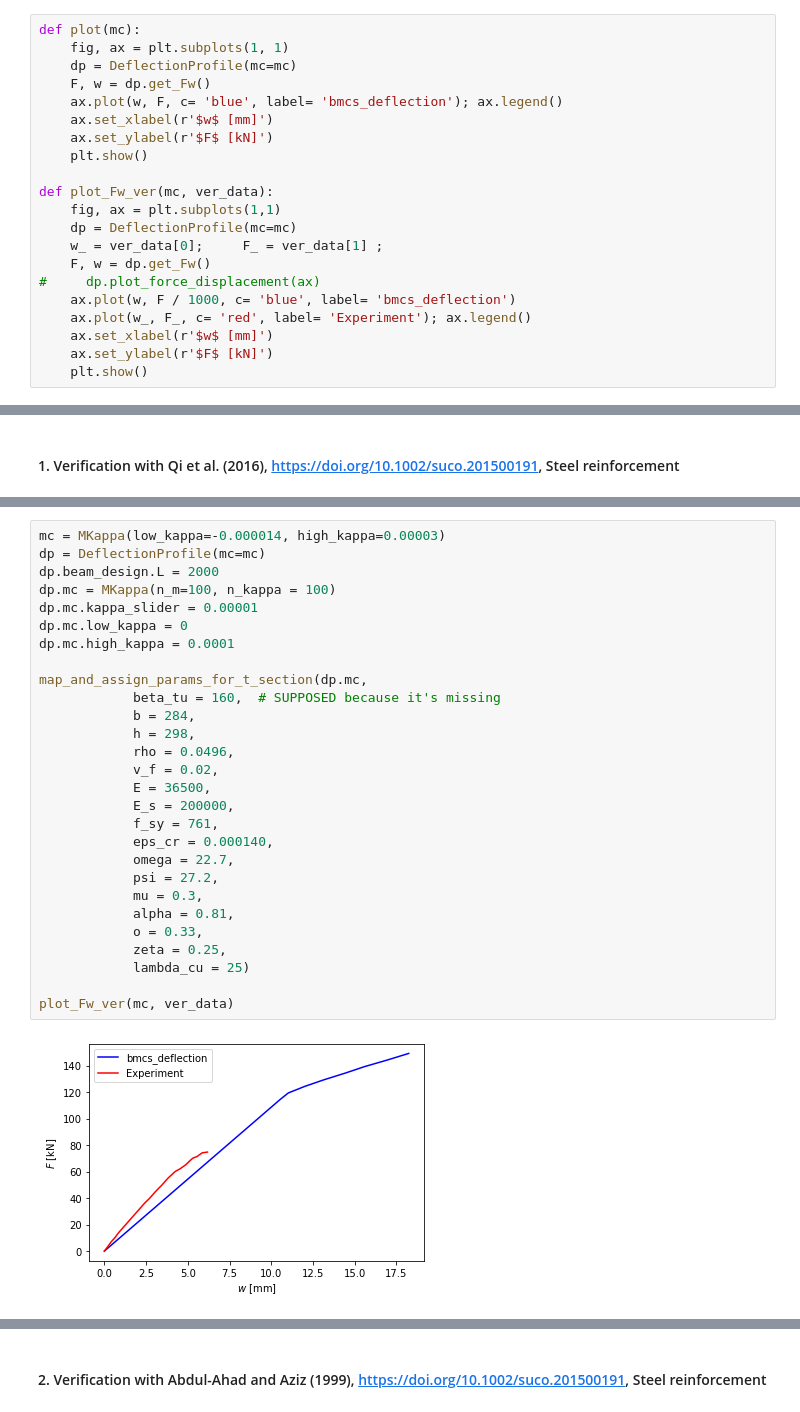
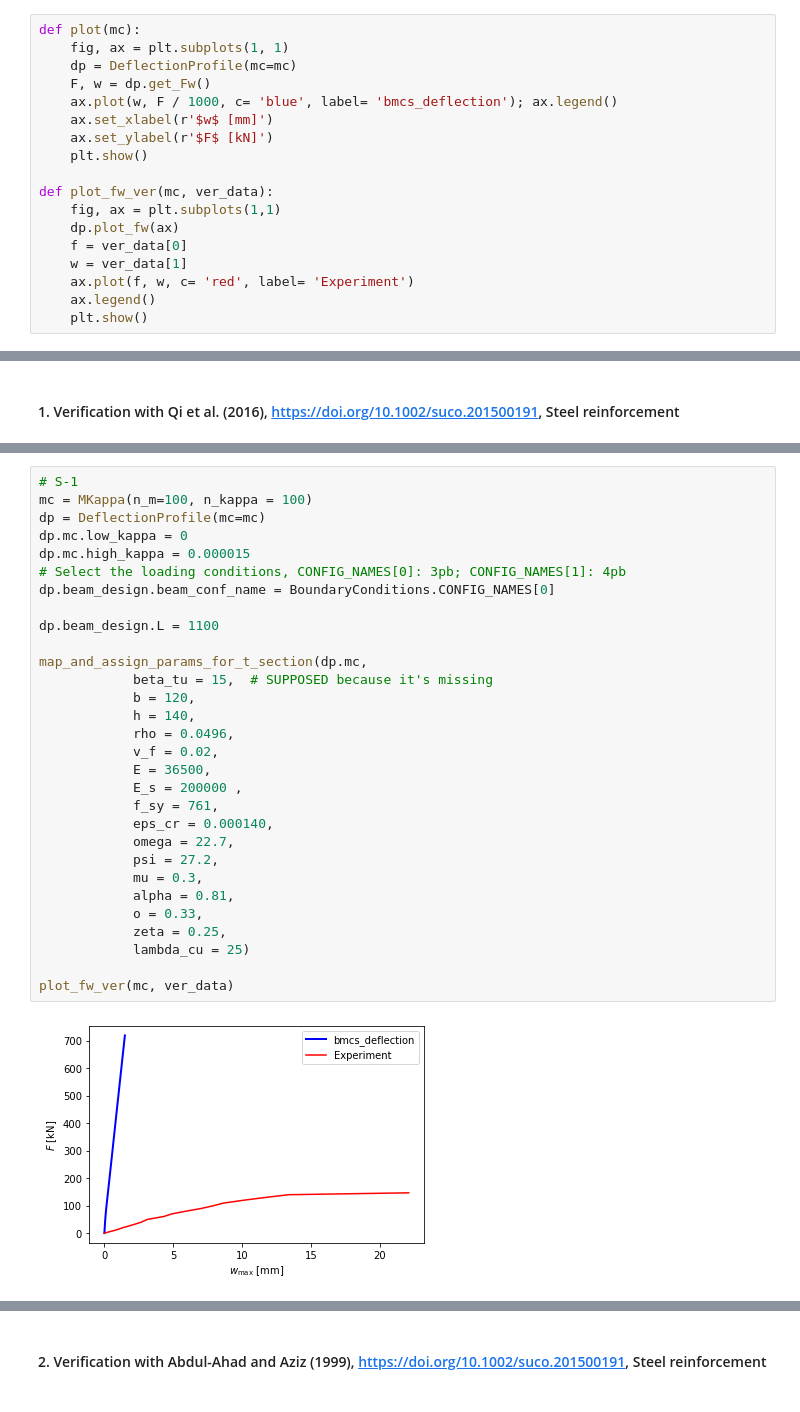
Before and after one commit to bmcs-group/bmcs_beam, a Jupyter notebook: notebooks/deflection_profile_verification.ipynb, the cells around one changed output, grey strips where cells are left out. Drawn from its saved outputs; the diff is of its cells as text.

```diff
--- a/notebooks/deflection_profile_verification.ipynb
+++ b/notebooks/deflection_profile_verification.ipynb
@@ -18,21 +20,18 @@ def plot(mc):
     fig, ax = plt.subplots(1, 1)
     dp = DeflectionProfile(mc=mc)
     F, w = dp.get_Fw()
-    ax.plot(w, F, c= 'blue', label= 'bmcs_deflection'); ax.legend()
+    ax.plot(w, F / 1000, c= 'blue', label= 'bmcs_deflection'); ax.legend()
     ax.set_xlabel(r'$w$ [mm]')
     ax.set_ylabel(r'$F$ [kN]')
     plt.show()
 
-def plot_Fw_ver(mc, ver_data):
+def plot_fw_ver(mc, ver_data):
     fig, ax = plt.subplots(1,1)
-    dp = DeflectionProfile(mc=mc)
-    w_ = ver_data[0];     F_ = ver_data[1] ;
-    F, w = dp.get_Fw()
-#     dp.plot_force_displacement(ax)
-    ax.plot(w, F / 1000, c= 'blue', label= 'bmcs_deflection')
-    ax.plot(w_, F_, c= 'red', label= 'Experiment'); ax.legend()
-    ax.set_xlabel(r'$w$ [mm]')
-    ax.set_ylabel(r'$F$ [kN]')
+    dp.plot_fw(ax)
+    f = ver_data[0]
+    w = ver_data[1]
+    ax.plot(f, w, c= 'red', label= 'Experiment')
+    ax.legend()
     plt.show()
 # %% [markdown]
 ## 1. Checking the model with its default parameters
@@ -199,30 +235,32 @@ plt.legend(); plt.xlabel(r'$w$ [mm]'); plt.ylabel(r'$F$ [kN]');
 # %%
-mc = MKappa(low_kappa=-0.000014, high_kappa=0.00003)
+# S-1
+mc = MKappa(n_m=100, n_kappa = 100)
 dp = DeflectionProfile(mc=mc)
-dp.beam_design.L = 2000
-dp.mc = MKappa(n_m=100, n_kappa = 100)
-dp.mc.kappa_slider = 0.00001
 dp.mc.low_kappa = 0
-dp.mc.high_kappa = 0.0001
+dp.mc.high_kappa = 0.000015
+# Select the loading conditions, CONFIG_NAMES[0]: 3pb; CONFIG_NAMES[1]: 4pb
+dp.beam_design.beam_conf_name = BoundaryConditions.CONFIG_NAMES[0]
+
+dp.beam_design.L = 1100
 
 map_and_assign_params_for_t_section(dp.mc,
-            beta_tu = 160,  # SUPPOSED because it's missing
-            b = 284,
-            h = 298,
+            beta_tu = 15,  # SUPPOSED because it's missing
+            b = 120,
+            h = 140,
             rho = 0.0496,
             v_f = 0.02,
             E = 36500,
-            E_s = 200000,
+            E_s = 200000 ,
             f_sy = 761,
             eps_cr = 0.000140,
             omega = 22.7,
             psi = 27.2,
             mu = 0.3,
             alpha = 0.81,
             o = 0.33,
             zeta = 0.25,
             lambda_cu = 25)
 
-plot_Fw_ver(mc, ver_data)
+plot_fw_ver(mc, ver_data)
 # %% [output]
-[figure, old version]
+[figure, new version]
```
Also changed, not shown: parts of 15 cells of this notebook, 1 other file.
